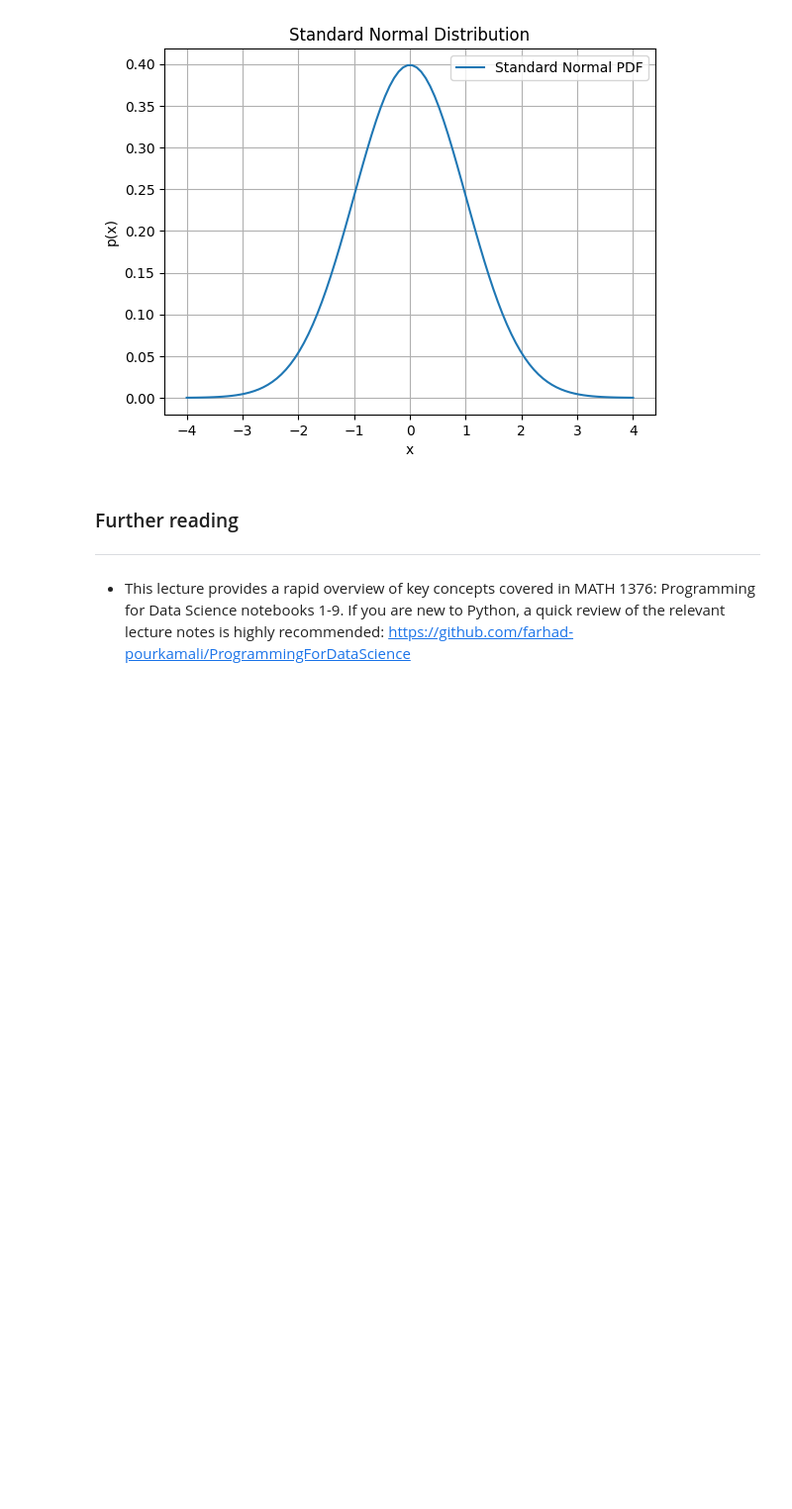
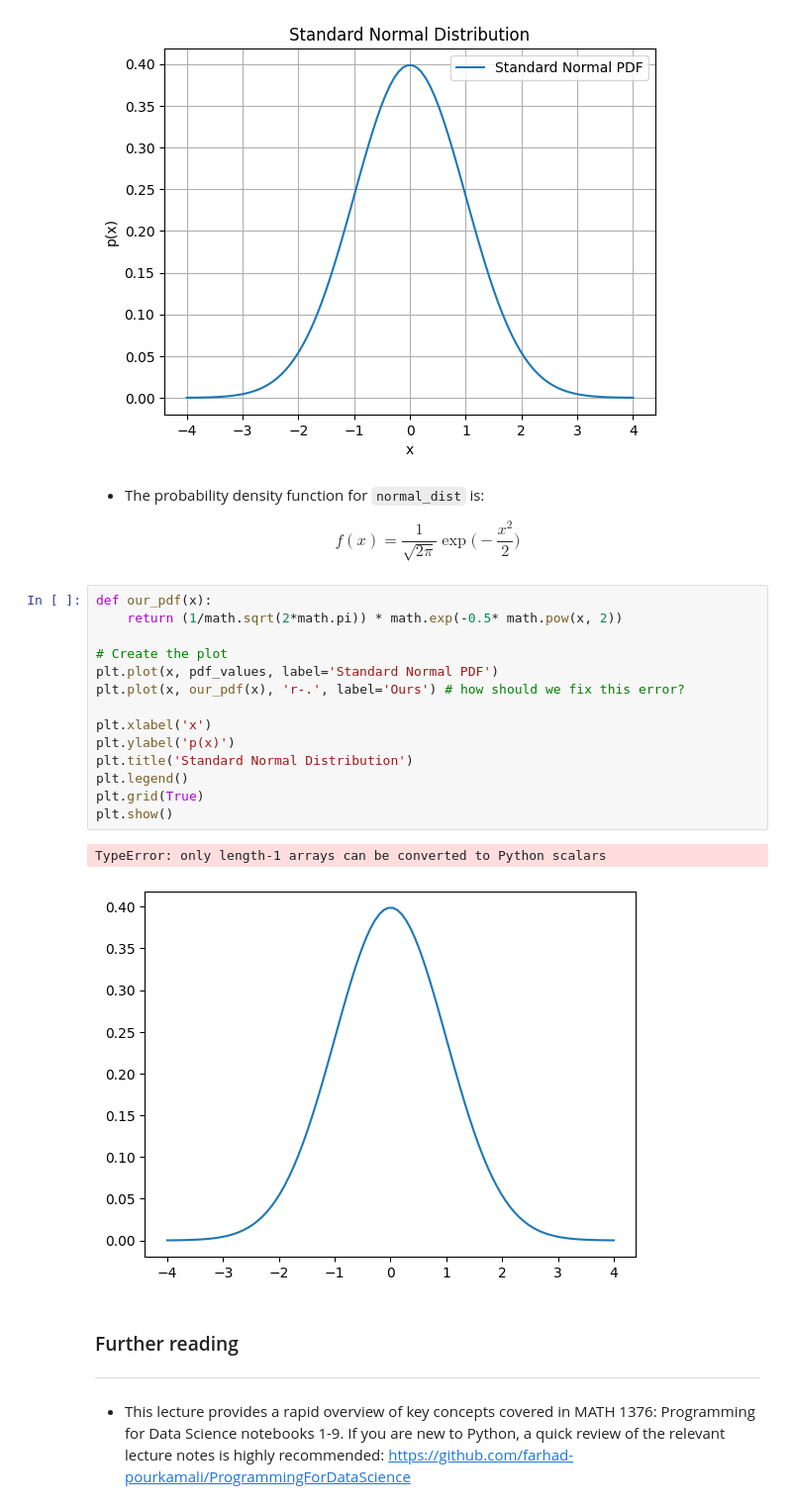
Before and after one commit to farhad-pourkamali/MATH6388Online, a Jupyter notebook: Week2.ipynb, the cells around one changed output. Shown: that part at 99% size. Cells and saved outputs as stored; diff of their text form; blank space fills up the shorter version.

```diff
--- a/Week2.ipynb
+++ b/Week2.ipynb
@@ -333,6 +361,27 @@ plt.grid(True)
 plt.show()
 # %% [output]
 [figure]
+# %% [markdown]
+* The probability density function for `normal_dist` is:
+
+$$f(x)=\frac{1}{\sqrt{2\pi}}\exp\big(-\frac{x^2}{2}\big)$$
+# %%
+def our_pdf(x):
+    return (1/math.sqrt(2*math.pi)) * math.exp(-0.5* math.pow(x, 2))
+
+# Create the plot
+plt.plot(x, pdf_values, label='Standard Normal PDF')
+plt.plot(x, our_pdf(x), 'r-.', label='Ours') # how should we fix this error?
+
+plt.xlabel('x')
+plt.ylabel('p(x)')
+plt.title('Standard Normal Distribution')
+plt.legend()
+plt.grid(True)
+plt.show()
+# %% [output]
+TypeError: only length-1 arrays can be converted to Python scalars
+[figure, added]
 # %% [markdown]
 ### Further reading
 <hr style="border:2px solid gray">
```
Also changed, not shown: parts of 12 cells of this notebook.
